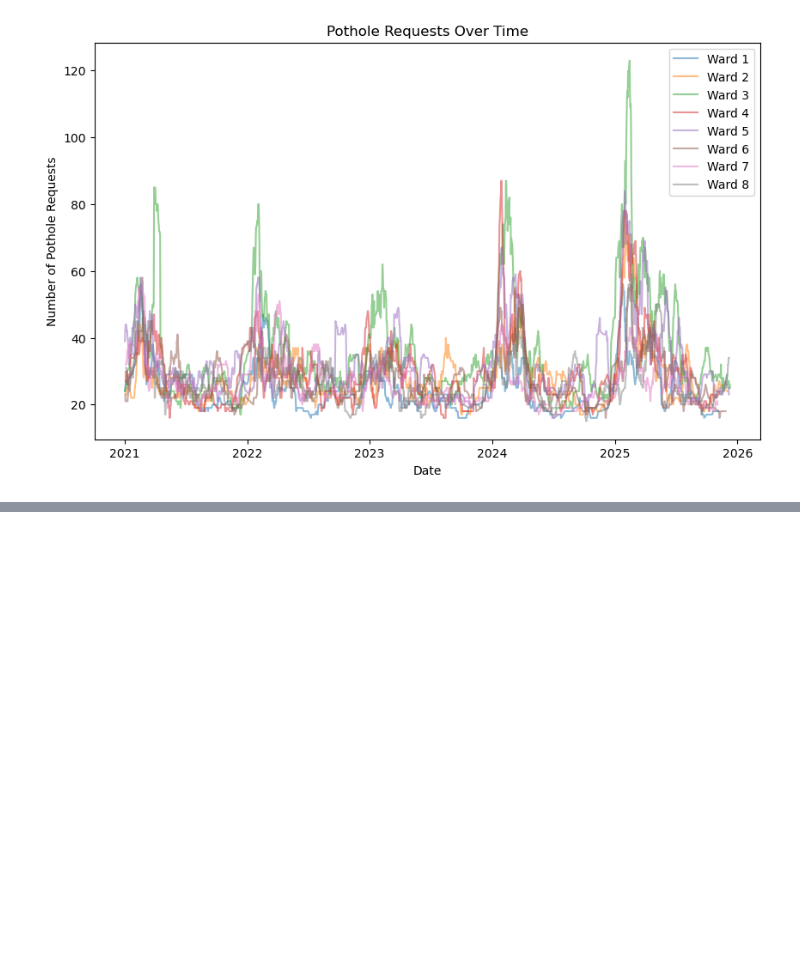
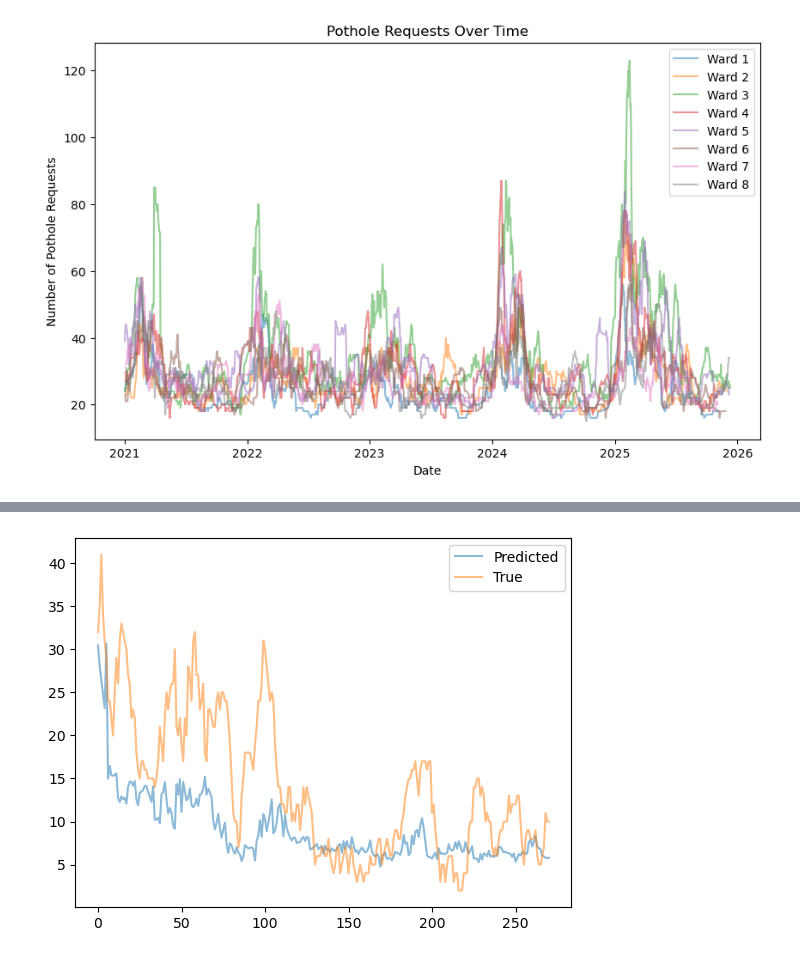
Before and after one commit to Erdos-Projects/spring-2026-dc-311, a Jupyter notebook: load_process.ipynb, the cells around one changed output, grey strips where cells are left out. Saved outputs shown, nothing was run; the diff lists cells and outputs as text; code cells hidden in the pictures; blank space fills up the shorter version.

```diff
--- a/load_process.ipynb
+++ b/load_process.ipynb
@@ -87,0 +214,10 @@ Text(0.5, 1.0, 'Pothole Requests Over Time')
+# %%
+from statsmodels.tsa.api import ARIMA
+arma_params = (3,0,2)
+s_params = (1,1,1,7)
+# %%
+sarima_model = ARIMA(residuals, order=arma_params,\
+     seasonal_order=s_params)
+# %%
+results = sarima_model.fit()
+results.summary()
@@ -87,0 +248,9 @@ Text(0.5, 1.0, 'Pothole Requests Over Time')
+# %%
+y_pred = results.forecast(steps = 271) + model.predict(X_test)
+# %%
+plt.plot(y_pred, label='Predicted', alpha=0.5)
+plt.plot(y_test.values, label='True', alpha=0.5)
+plt.legend()
+plt.show()
+# %% [output]
+[figure, added]
```
Also changed, not shown: parts of 18 cells of this notebook, 2 other files.
